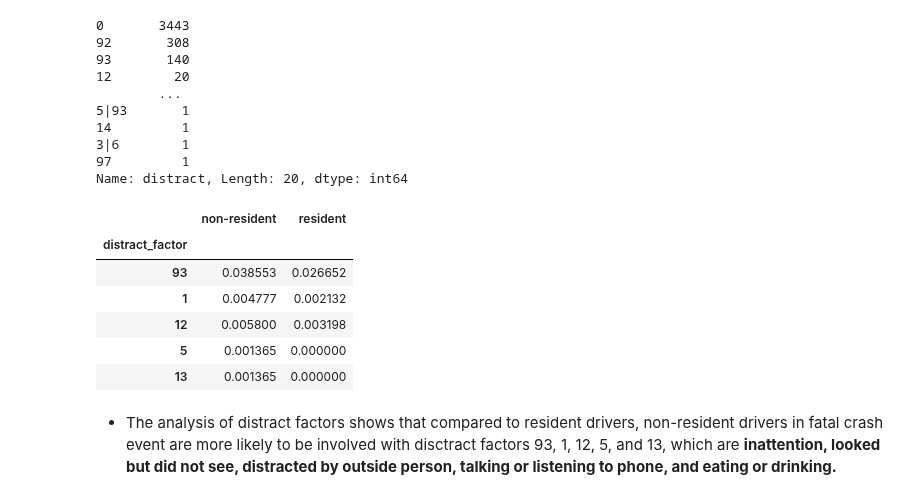
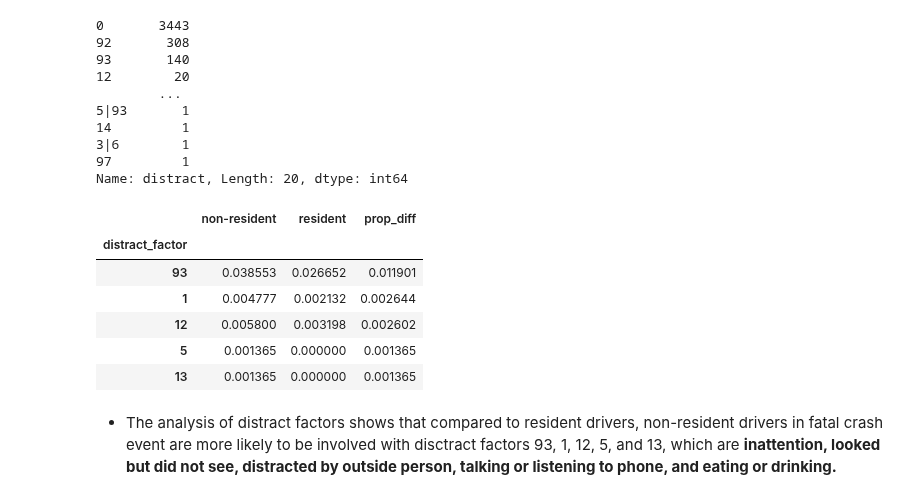
Before and after one commit to Chacoon3/Info-Challenge-2023, a Jupyter notebook: code_py/analysis.ipynb, the cells around one changed output. Drawn from its saved outputs; the diff is of its cells as text; code cells hidden in the pictures.

```diff
--- a/code_py/analysis.ipynb
+++ b/code_py/analysis.ipynb
@@ -276,27 +292,27 @@ df_data_main['drf'] = df_data_main.index.map(lambda i:  sum_driver_factor(i, df_
 # drop the original component columns as we already acquired the summed up one
 df_data_main.drop(axis=1, labels=['drf1', 'drf2', 'drf3', 'drf4'], inplace=True)
 # %%
-def get_factor_levels(factor_col):
+def get_factor_levels(col):
     res = []
-    for val in factor_col:
+    for val in col:
         val_split = val.split('|')
         for v in val_split:
             res.append(v)
     return sorted(np.unique(res))   # sort the levels
 
 
-# stores the distinct values of drf
+# store the distinct values of drf
 drf_distinct_vals = get_factor_levels(df_data_main.drf)
 
 
-def factor_to_dummy(factor_col, level):
-    col_len = len(factor_col)
+def factor_to_dummy(col, level):
+    col_len = len(col)
 
     data_dict = {
         lv: [0] * col_len for lv in level
     }
     for i in range(col_len):
-        keys = factor_col[i].split('|')
+        keys = col[i].split('|')
         for key in keys:
             data_dict[key][i] = 1
     return pd.DataFrame(data_dict)
@@ -312,9 +328,8 @@ df_drf_dist = df_drf_dist.transpose()
 
 
 df_drf_dist.columns = ['non-resident', 'resident']
-df_drf_dist['diff'] = df_drf_dist['non-resident'] - df_drf_dist['resident']
-df_drf_dist.sort_values(by='diff', inplace=True, ascending=False)
-df_drf_dist.drop('diff', inplace=True, axis=1)
+df_drf_dist['prop_diff'] = df_drf_dist['non-resident'] - df_drf_dist['resident']
+df_drf_dist.sort_values(by='prop_diff', inplace=True, ascending=False)
 df_drf_dist.set_index(pd.Series(df_drf_dist.index, name='drf', dtype=int), inplace=True)
 df_drf_dist[:4]
 # %% [output]
@@ -345,8 +360,7 @@ df_data_main['distract'] = df_data_main.index.map(
     lambda i: re.sub(string=sum_distract_factors(i, df_data_main), repl='0', pattern='96')
 )
 
-df_data_main.drop(axis=1, labels=[
-                  'distract1', 'distract2', 'distract3', 'distract4', 'distract5', 'distract6'], inplace=True)
+df_data_main.drop(axis=1, labels=['distract1', 'distract2', 'distract3', 'distract4', 'distract5', 'distract6'], inplace=True)
 df_data_main.distract.value_counts(ascending=False)
 # %% [output]
 0       3443
@@ -362,29 +376,30 @@ Name: distract, Length: 20, dtype: int64
 # %%
 distinct_distract = get_factor_levels(df_data_main.distract)
 
 df_distract = factor_to_dummy(df_data_main.distract.values, distinct_distract)
 df_distract.insert(0, column='is_resident', value=df_data_main.is_resident)
 df_distract = df_distract.groupby('is_resident').agg('sum')
 
 df_distract.loc[0, :] = df_distract.loc[0, :] / sum(df_distract.loc[0, :])
 df_distract.loc[1, :] = df_distract.loc[1, :] / sum(df_distract.loc[1, :])
 
 df_distract = df_distract.transpose()
 df_distract.columns = ['non-resident', 'resident']
-df_distract['diff'] = df_distract['non-resident'] - df_distract['resident']
-df_distract.sort_values(by='diff', inplace=True, ascending=False)
-df_distract.drop('diff', inplace=True, axis=1)
+df_distract['prop_diff'] = df_distract['non-resident'] - df_distract['resident']
+df_distract.sort_values(by='prop_diff', inplace=True, ascending=False)
 df_distract.set_index(
-    pd.Series(df_distract.index, name='distract_factor', dtype=int), inplace=True)
+    pd.Series(df_distract.index, name='distract_factor', dtype=int), inplace=True
+)
+
 df_distract[:5]
 # %% [output]
-|  | non-resident | resident |
-| distract_factor |  |  |
-| 93 | 0.038553 | 0.026652 |
-| 1 | 0.004777 | 0.002132 |
-| 12 | 0.005800 | 0.003198 |
-| 5 | 0.001365 | 0.000000 |
-| 13 | 0.001365 | 0.000000 |
+|  | non-resident | resident | prop_diff |
+| distract_factor |  |  |  |
+| 93 | 0.038553 | 0.026652 | 0.011901 |
+| 1 | 0.004777 | 0.002132 | 0.002644 |
+| 12 | 0.005800 | 0.003198 | 0.002602 |
+| 5 | 0.001365 | 0.000000 | 0.001365 |
+| 13 | 0.001365 | 0.000000 | 0.001365 |
 # %% [markdown]
 - The analysis of distract factors shows that compared to resident drivers, non-resident drivers in fatal crash event are more likely to be involved with disctract factors 93, 1, 12, 5, and 13, which are <b>inattention, looked but did not see, distracted by outside person, talking or listening to phone, and eating or drinking.
 # %% [markdown]
```
Also changed, not shown: parts of 29 cells of this notebook, 6 other files.
